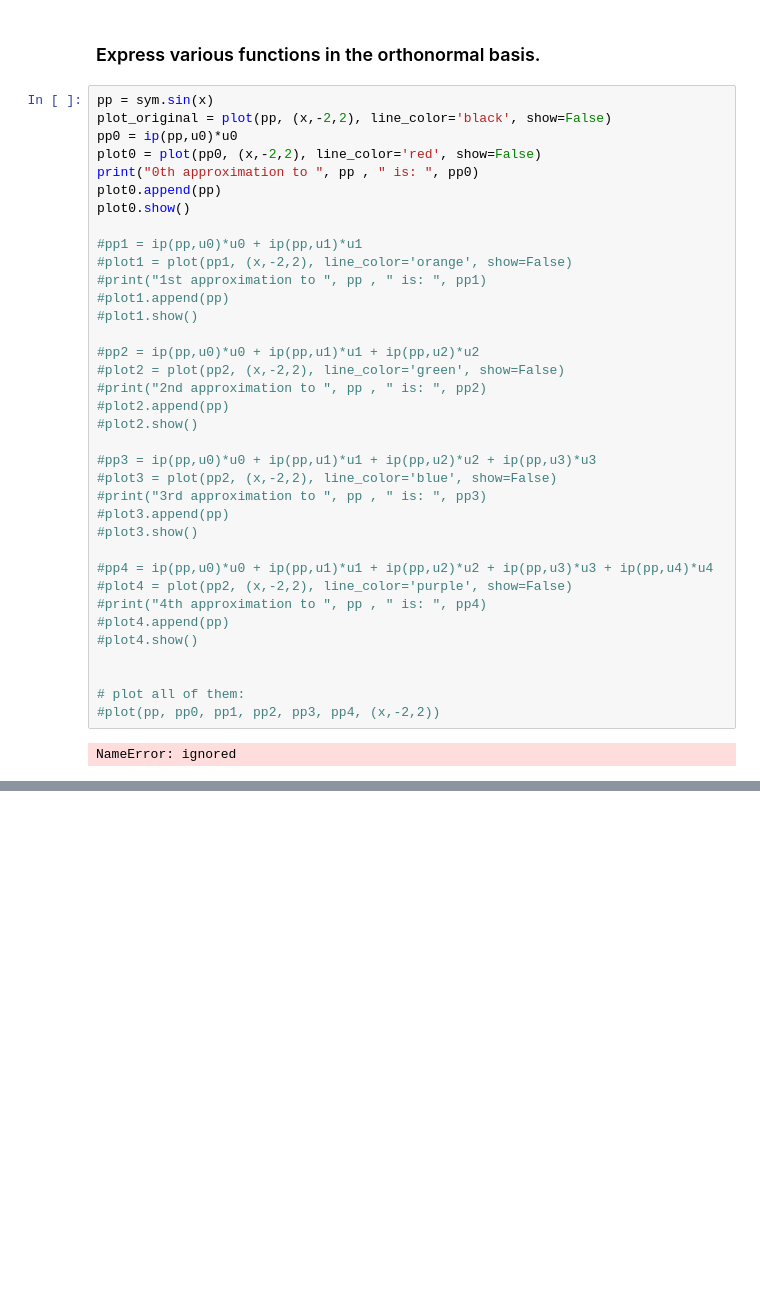
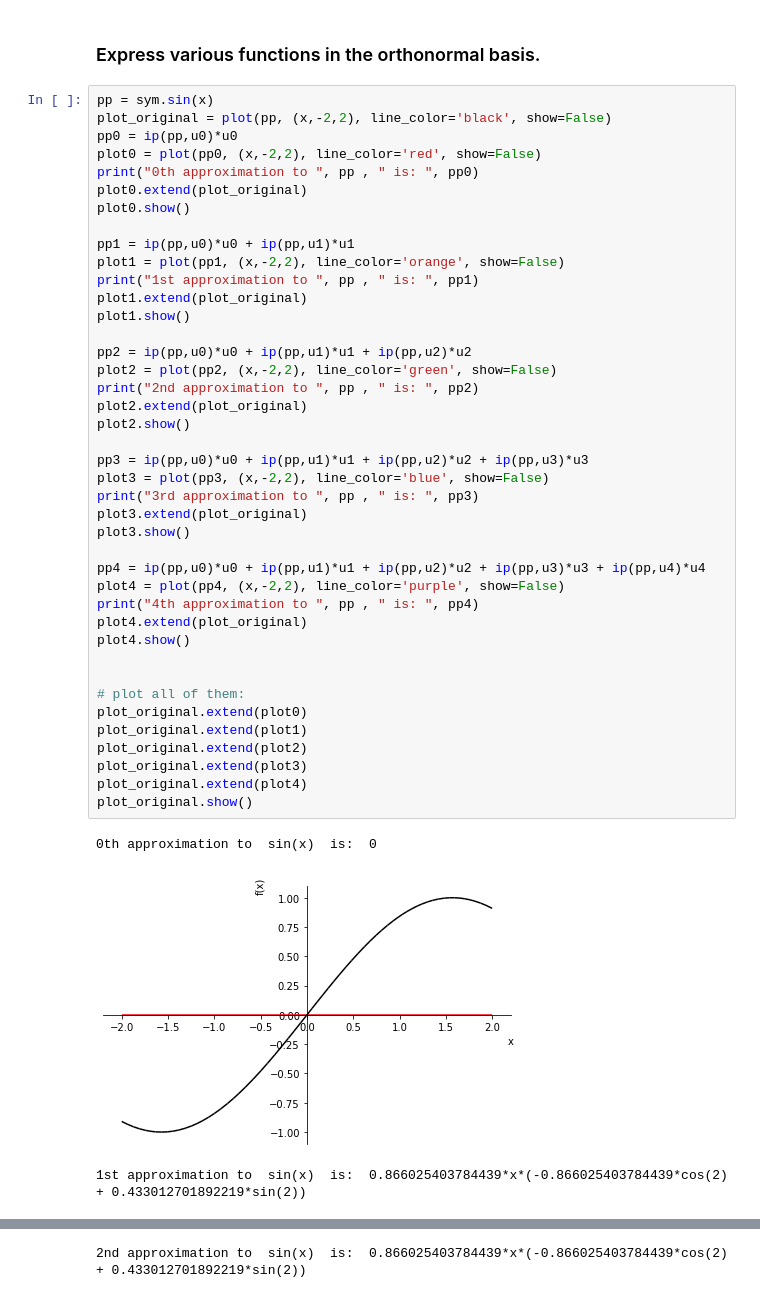
Before and after one commit to awangberg/Math311_Linear_algebra_code_projects, a Jupyter notebook: Gram_Schmidt_Process_with_Poynomial_Function_Spaces.ipynb, the cells around one changed output, grey strips where cells are left out. Saved outputs shown, nothing was run; the diff lists cells and outputs as text; blank space fills up the shorter version.

```diff
--- a/Gram_Schmidt_Process_with_Poynomial_Function_Spaces.ipynb
+++ b/Gram_Schmidt_Process_with_Poynomial_Function_Spaces.ipynb
@@ -206,38 +221,45 @@ Check:  The inner product of u1 and u0 is:  0
 # %%
 pp = sym.sin(x)
 plot_original = plot(pp, (x,-2,2), line_color='black', show=False)
 pp0 = ip(pp,u0)*u0
 plot0 = plot(pp0, (x,-2,2), line_color='red', show=False)
 print("0th approximation to ", pp , " is: ", pp0)
-plot0.append(pp)
+plot0.extend(plot_original)
 plot0.show()
 
-#pp1 = ip(pp,u0)*u0 + ip(pp,u1)*u1
-#plot1 = plot(pp1, (x,-2,2), line_color='orange', show=False)
-#print("1st approximation to ", pp , " is: ", pp1)
-#plot1.append(pp)
-#plot1.show()
+pp1 = ip(pp,u0)*u0 + ip(pp,u1)*u1
+plot1 = plot(pp1, (x,-2,2), line_color='orange', show=False)
+print("1st approximation to ", pp , " is: ", pp1)
+plot1.extend(plot_original)
+plot1.show()
 
-#pp2 = ip(pp,u0)*u0 + ip(pp,u1)*u1 + ip(pp,u2)*u2
-#plot2 = plot(pp2, (x,-2,2), line_color='green', show=False)
-#print("2nd approximation to ", pp , " is: ", pp2)
-#plot2.append(pp)
-#plot2.show()
+pp2 = ip(pp,u0)*u0 + ip(pp,u1)*u1 + ip(pp,u2)*u2
+plot2 = plot(pp2, (x,-2,2), line_color='green', show=False)
+print("2nd approximation to ", pp , " is: ", pp2)
+plot2.extend(plot_original)
+plot2.show()
 
-#pp3 = ip(pp,u0)*u0 + ip(pp,u1)*u1 + ip(pp,u2)*u2 + ip(pp,u3)*u3
-#plot3 = plot(pp2, (x,-2,2), line_color='blue', show=False)
-#print("3rd approximation to ", pp , " is: ", pp3)
-#plot3.append(pp)
-#plot3.show()
+pp3 = ip(pp,u0)*u0 + ip(pp,u1)*u1 + ip(pp,u2)*u2 + ip(pp,u3)*u3
+plot3 = plot(pp3, (x,-2,2), line_color='blue', show=False)
+print("3rd approximation to ", pp , " is: ", pp3)
+plot3.extend(plot_original)
+plot3.show()
 
-#pp4 = ip(pp,u0)*u0 + ip(pp,u1)*u1 + ip(pp,u2)*u2 + ip(pp,u3)*u3 + ip(pp,u4)*u4
-#plot4 = plot(pp2, (x,-2,2), line_color='purple', show=False)
-#print("4th approximation to ", pp , " is: ", pp4)
-#plot4.append(pp)
-#plot4.show()
+pp4 = ip(pp,u0)*u0 + ip(pp,u1)*u1 + ip(pp,u2)*u2 + ip(pp,u3)*u3 + ip(pp,u4)*u4
+plot4 = plot(pp4, (x,-2,2), line_color='purple', show=False)
+print("4th approximation to ", pp , " is: ", pp4)
+plot4.extend(plot_original)
+plot4.show()
 
 
 # plot all of them:
-#plot(pp, pp0, pp1, pp2, pp3, pp4, (x,-2,2))
+plot_original.extend(plot0)
+plot_original.extend(plot1)
+plot_original.extend(plot2)
+plot_original.extend(plot3)
+plot_original.extend(plot4)
+plot_original.show()
 # %% [output]
-NameError: ignored
+0th approximation to  sin(x)  is:  0
+[figure, added]
+1st approximation to  sin(x)  is:  0.866025403784439*x*(-0.866025403784439*cos(2) + 0.433012701892219*sin(2))
@@ -243,0 +267 @@ NameError: ignored
+2nd approximation to  sin(x)  is:  0.866025403784439*x*(-0.866025403784439*cos(2) + 0.433012701892219*sin(2))
```
Also changed, not shown: parts of 12 cells of this notebook.
